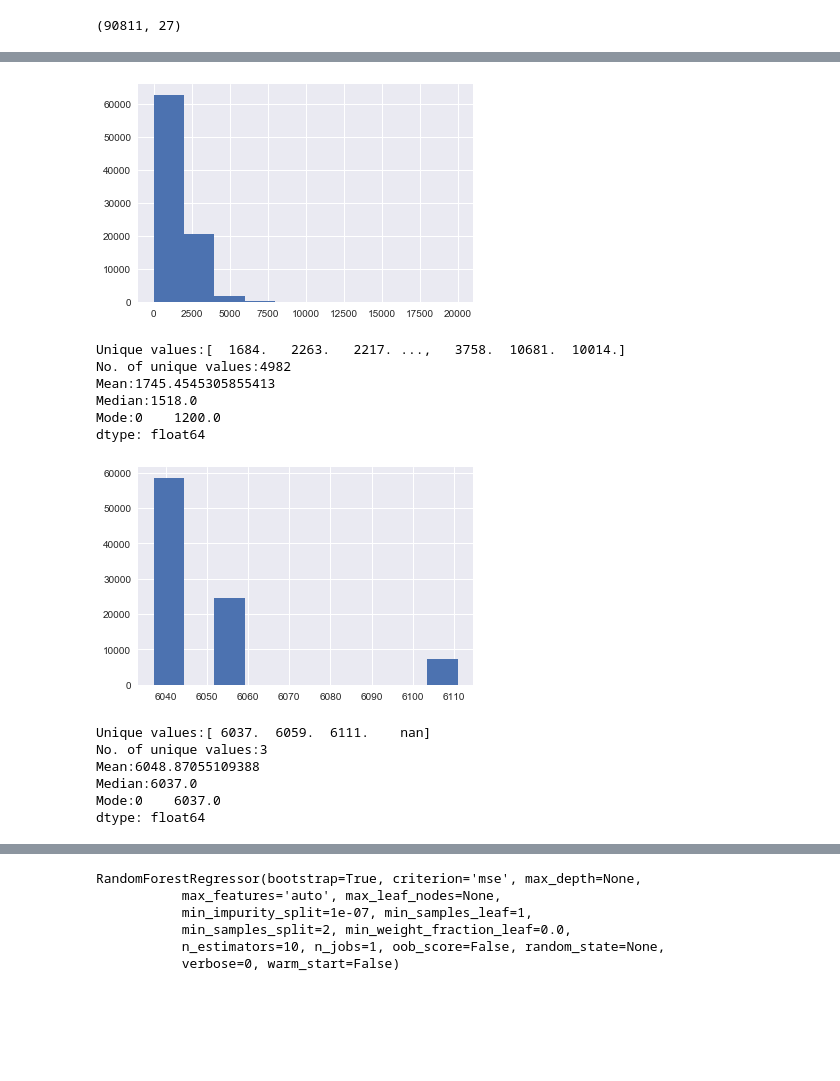
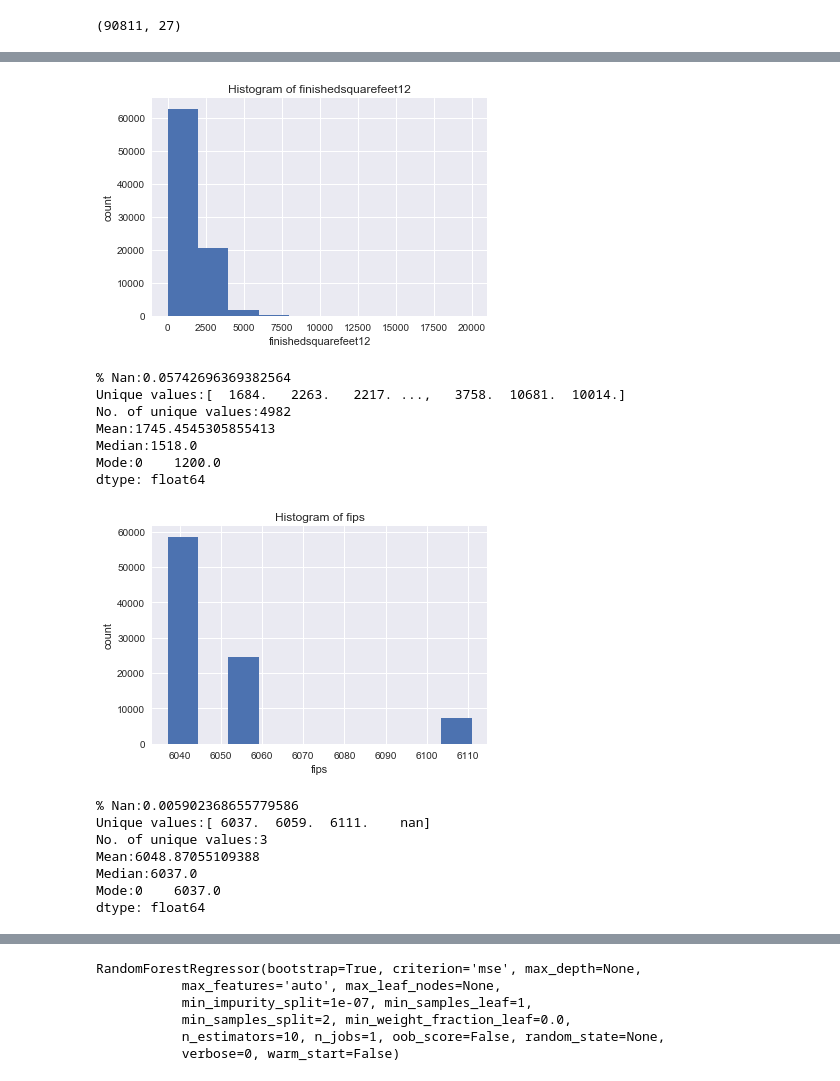
Before and after one commit to gurkpet/Supervised-Learning-Capstone, a Jupyter notebook: Zillow+Project.ipynb, the cells around one changed output, grey strips where cells are left out. Drawn from its saved outputs; the diff is of its cells as text; code cells hidden in the pictures; blank space fills up the shorter version.

```diff
--- a/Zillow+Project.ipynb
+++ b/Zillow+Project.ipynb
@@ -190,14 +221,19 @@ train_df['calculatedfinishedsquarefeet'].fillna(train_df['calculatedfinishedsqua
 # %%
 #inspect finishedsquarefeet12
 plt.hist(train_df['finishedsquarefeet12'].dropna())
+plt.xlabel('finishedsquarefeet12')
+plt.ylabel('count')
+plt.title('Histogram of finishedsquarefeet12')
 plt.show()
+print('% Nan:{}'.format(train_df['finishedsquarefeet12'].isnull().sum()/len(train_df)))
 print('Unique values:{}'.format(train_df['finishedsquarefeet12'].unique()))
 print('No. of unique values:{}'.format(train_df['finishedsquarefeet12'].nunique()))
 print('Mean:{}'.format(train_df['finishedsquarefeet12'].mean()))
 print('Median:{}'.format(train_df['finishedsquarefeet12'].median()))
 print('Mode:{}'.format(train_df['finishedsquarefeet12'].mode()))
 # %% [output]
-[figure, old version]
+[figure, new version]
+% Nan:0.05742696369382564
 Unique values:[  1684.   2263.   2217. ...,   3758.  10681.  10014.]
 No. of unique values:4982
 Mean:1745.4545305855413
@@ -210,14 +246,19 @@ train_df['finishedsquarefeet12'].fillna(train_df['finishedsquarefeet12'].mean(),
 # %%
 #inspect fips
 plt.hist(train_df['fips'].dropna())
+plt.xlabel('fips')
+plt.ylabel('count')
+plt.title('Histogram of fips')
 plt.show()
+print('% Nan:{}'.format(train_df['fips'].isnull().sum()/len(train_df)))
 print('Unique values:{}'.format(train_df['fips'].unique()))
 print('No. of unique values:{}'.format(train_df['fips'].nunique()))
 print('Mean:{}'.format(train_df['fips'].mean()))
 print('Median:{}'.format(train_df['fips'].median()))
 print('Mode:{}'.format(train_df['fips'].mode()))
 # %% [output]
-[figure, old version]
+[figure, new version]
+% Nan:0.005902368655779586
 Unique values:[ 6037.  6059.  6111.    nan]
 No. of unique values:3
 Mean:6048.87055109388
```
Also changed, not shown: parts of 84 cells of this notebook, 1 other file.
